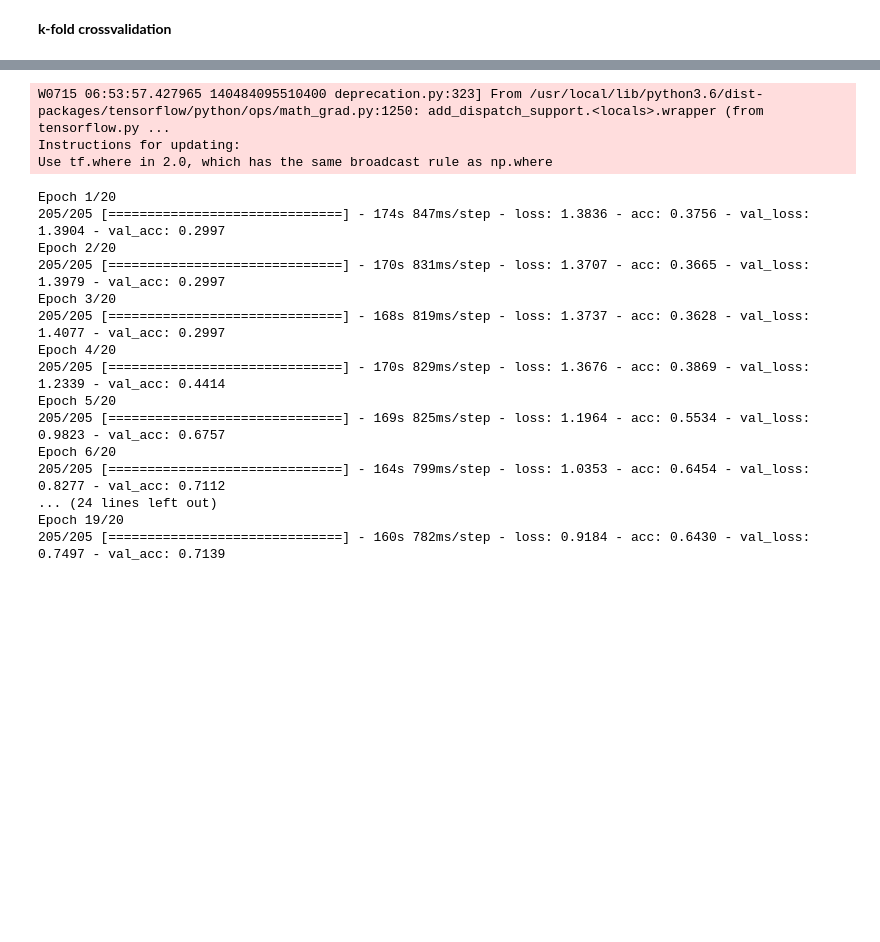
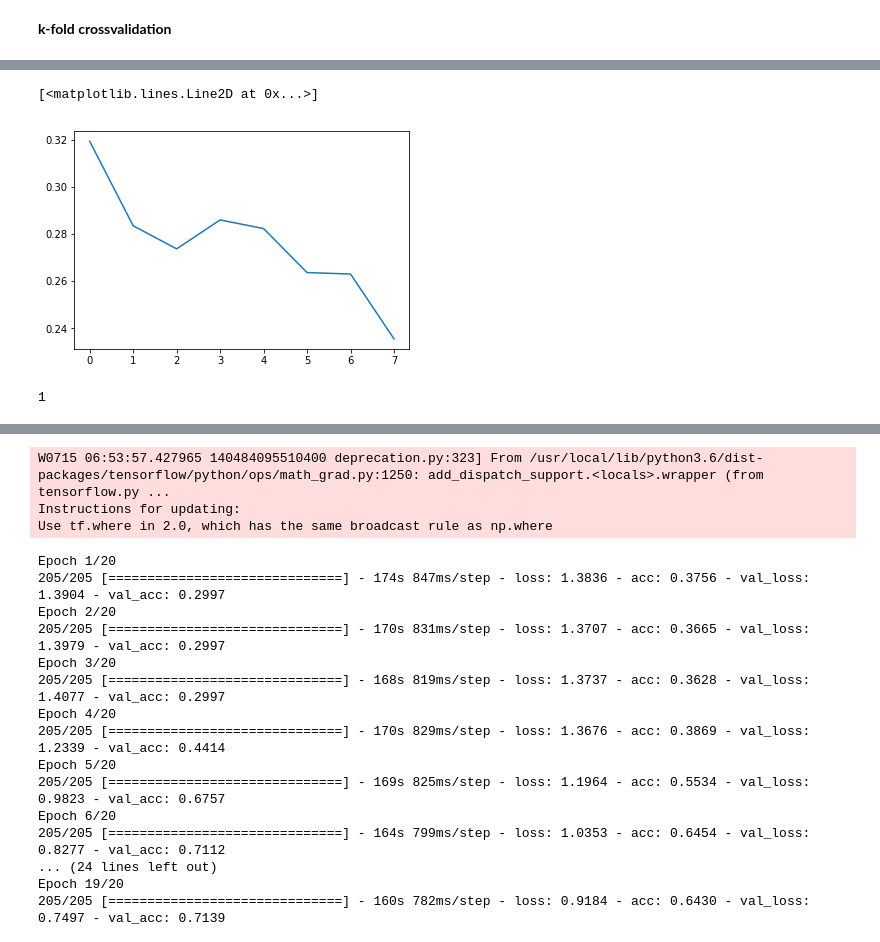
Before and after one commit to MittalNeha/retinopathy-kaggle, a Jupyter notebook: Retinopathy.ipynb, the cells around one changed output, grey strips where cells are left out. Drawn from its saved outputs; the diff is of its cells as text; code cells hidden in the pictures; blank space fills up the shorter version.

```diff
--- a/Retinopathy.ipynb
+++ b/Retinopathy.ipynb
@@ -353,8 +353,9 @@ _________________________________________________________________
 mkdir: cannot create directory ‘kaggle-data/model/’: File exists
 # %%
 opt = Adam(lr=0.0001, decay=1e-5)
-# es = EarlyStopping(patience=5)
-# filepath="kaggle-data/model/weights-improvement-{epoch:02d}-{val_acc:.2f}.hdf5"
-# chkpt = ModelCheckpoint(filepath=filepath, save_best_only=True, save_weights_only=True)
+es = EarlyStopping(patience=3)
+# filepath="kaggle-data/model/weights-improvement-{epoch:02d}.hdf5"
+filepath="kaggle-data/model/weights-improvement-{epoch:02d}-{val_acc:.2f}.hdf5"
+chkpt = ModelCheckpoint(filepath=filepath, save_best_only=True, save_weights_only=True)
 model.compile(loss='categorical_crossentropy', metrics=['accuracy'],optimizer=opt)
 # %% [output]
@@ -464,29 +465,25 @@ class Metrics(Callback):
 from sklearn.model_selection import StratifiedKFold
 
 batch_size = 16
-nb_epochs = 10
+nb_epochs = 100
 
 kfold = StratifiedKFold(n_splits=10, shuffle=True, random_state=seed)
 kappa_metrics = Metrics()
 i = 0
-train_data_gen = data_gen(data=train_data, batch_size=batch_size)
-history = model.fit_generator(train_data_gen, epochs=nb_epochs, steps_per_epoch=train_data.shape[0]//nb_epochs, callbacks=[kappa_metrics], initial_epoch=0)
-i=1
+init_epoch  =0
 
 for train_idx, val_idx in kfold.split(train_data, Y):
-#   Y[train_idx]
-#   train = train_data[train_idx, :]
-
-#   print(train.shape)
   print(train_idx)
   train_data_gen = data_gen(data=train_data.iloc[train_idx], batch_size=batch_size)
   val_data_gen = data_gen(data=train_data.iloc[val_idx], batch_size=batch_size, mode='validation')
 
-  nb_train_steps = len(train_data.iloc[train_idx])
-  nb_val_steps = len(train_data.iloc[val_idx])
+  nb_train_steps = len(train_data.iloc[train_idx]) //batch_size
+  nb_val_steps = len(train_data.iloc[val_idx]) //batch_size
 
   history = model.fit_generator(train_data_gen, epochs=nb_epochs, steps_per_epoch=nb_train_steps,
                                validation_data=val_data_gen,
-                                validation_steps=nb_val_steps, callbacks=[kappa_metrics], initial_epoch=i*nb_epochs)
+                                validation_steps=nb_val_steps, callbacks=[es, chkpt], initial_epoch=init_epoch, class_weight={0:0.4040466, 1:1.9439528, 2:0.74128234, 3:3.89940828, 4:2.46816479})
+  init_epoch += len(history.history['loss'])
+  print("init_epoch = {}".format(init_epoch))
   i+=1
 # %% [output]
@@ -497,3 +522,13 @@ Epoch 1/10
+# %%
+from matplotlib import pyplot
+pyplot.plot(history.history['loss'], label='train')
+# %% [output]
+[<matplotlib.lines.Line2D at 0x...>]
+[figure, added]
+# %%
+len(history.history['loss'])
+# %% [output]
+1
 # %%
 # batch_size = 16
 # nb_epochs = 20
```
Also changed, not shown: parts of 10 cells of this notebook.
